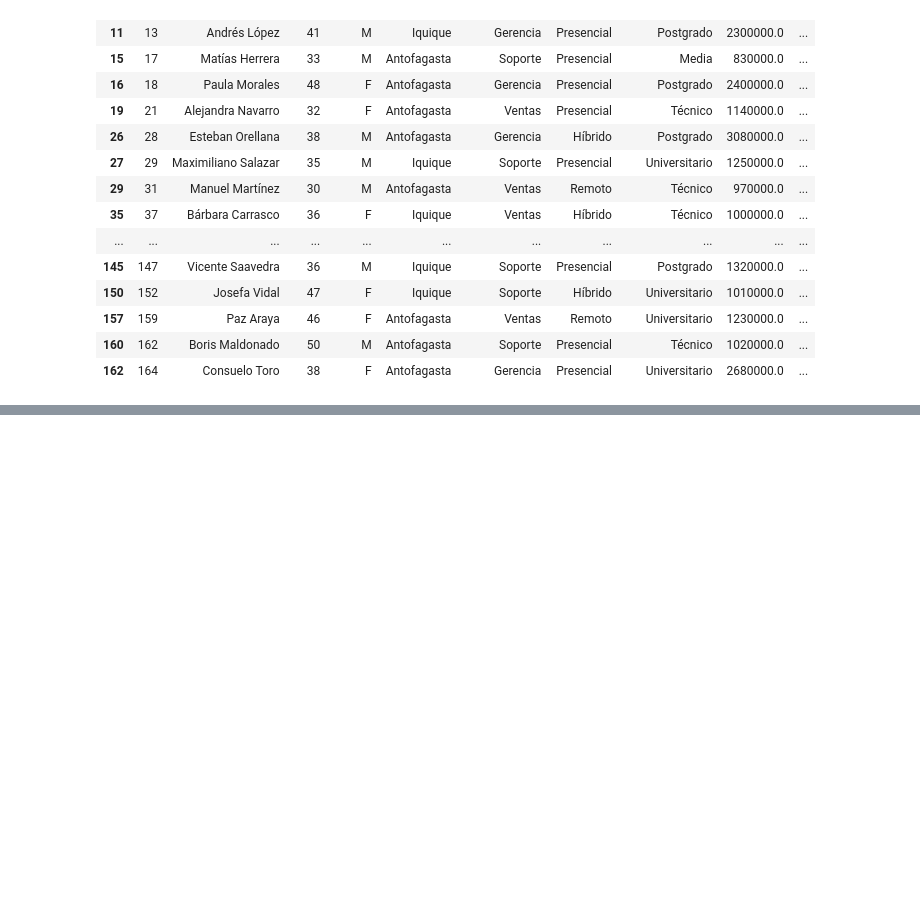
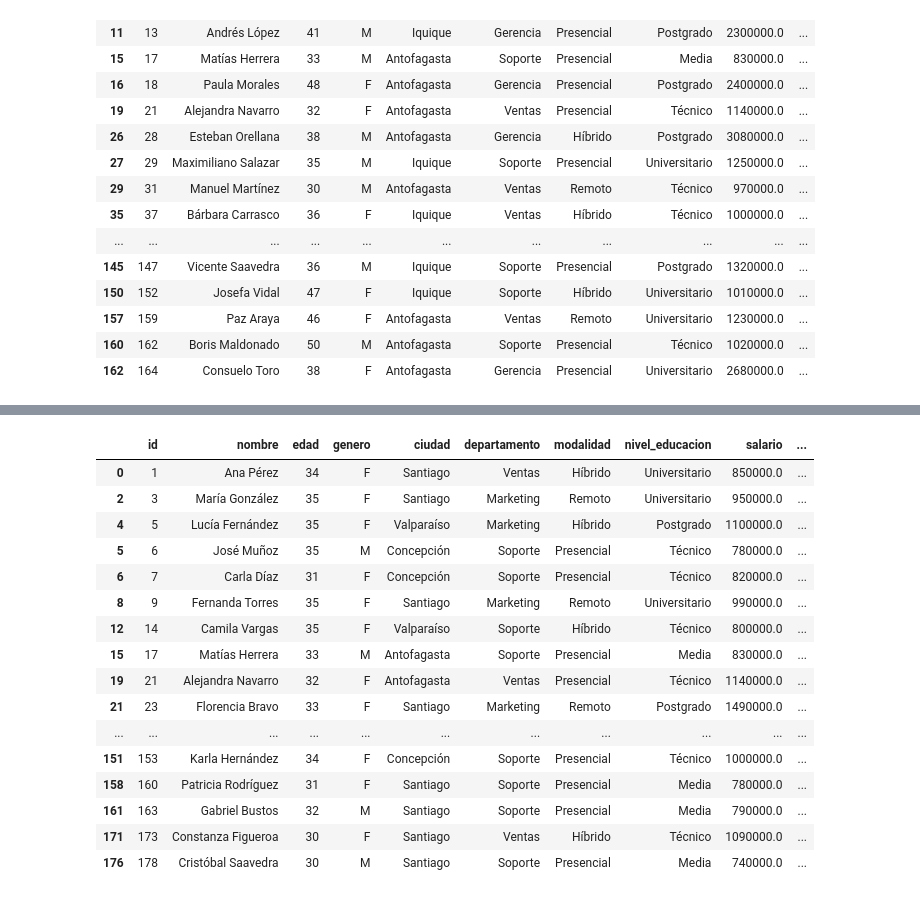
Before and after one commit to MiguelAngelRamos/ejercicio-2-analisis-datos, a Jupyter notebook: ejercicio-2.ipynb, the cells around one changed output, grey strips where cells are left out. Cells and saved outputs as stored; diff of their text form; code cells hidden in the pictures; blank space fills up the shorter version.

```diff
--- a/ejercicio-2.ipynb
+++ b/ejercicio-2.ipynb
@@ -459,0 +481,22 @@ df[df["ciudad"].isin(ciudades_norte)]
+# %%
+# between
+# edad entre 30 y 35 años (inclusive)   edad >= 30 y edad <= 35
+df[df["edad"].between(30, 35)]
+# %% [output]
+|  | id | nombre | edad | genero | ciudad | departamento | modalidad | nivel_educacion | salario | ... |
+| 0 | 1 | Ana Pérez | 34 | F | Santiago | Ventas | Híbrido | Universitario | 850000.0 | ... |
+| 2 | 3 | María González | 35 | F | Santiago | Marketing | Remoto | Universitario | 950000.0 | ... |
+| 4 | 5 | Lucía Fernández | 35 | F | Valparaíso | Marketing | Híbrido | Postgrado | 1100000.0 | ... |
+| 5 | 6 | José Muñoz | 35 | M | Concepción | Soporte | Presencial | Técnico | 780000.0 | ... |
+| 6 | 7 | Carla Díaz | 31 | F | Concepción | Soporte | Presencial | Técnico | 820000.0 | ... |
+| 8 | 9 | Fernanda Torres | 35 | F | Santiago | Marketing | Remoto | Universitario | 990000.0 | ... |
+| 12 | 14 | Camila Vargas | 35 | F | Valparaíso | Soporte | Híbrido | Técnico | 800000.0 | ... |
+| 15 | 17 | Matías Herrera | 33 | M | Antofagasta | Soporte | Presencial | Media | 830000.0 | ... |
+| 19 | 21 | Alejandra Navarro | 32 | F | Antofagasta | Ventas | Presencial | Técnico | 1140000.0 | ... |
+| 21 | 23 | Florencia Bravo | 33 | F | Santiago | Marketing | Remoto | Postgrado | 1490000.0 | ... |
+| ... | ... | ... | ... | ... | ... | ... | ... | ... | ... | ... |
+| 151 | 153 | Karla Hernández | 34 | F | Concepción | Soporte | Presencial | Técnico | 1000000.0 | ... |
+| 158 | 160 | Patricia Rodríguez | 31 | F | Santiago | Soporte | Presencial | Media | 780000.0 | ... |
+| 161 | 163 | Gabriel Bustos | 32 | M | Santiago | Soporte | Presencial | Media | 790000.0 | ... |
+| 171 | 173 | Constanza Figueroa | 30 | F | Santiago | Ventas | Híbrido | Técnico | 1090000.0 | ... |
+| 176 | 178 | Cristóbal Saavedra | 30 | M | Santiago | Soporte | Presencial | Media | 740000.0 | ... |
```
Also changed, not shown: parts of 7 cells of this notebook.
